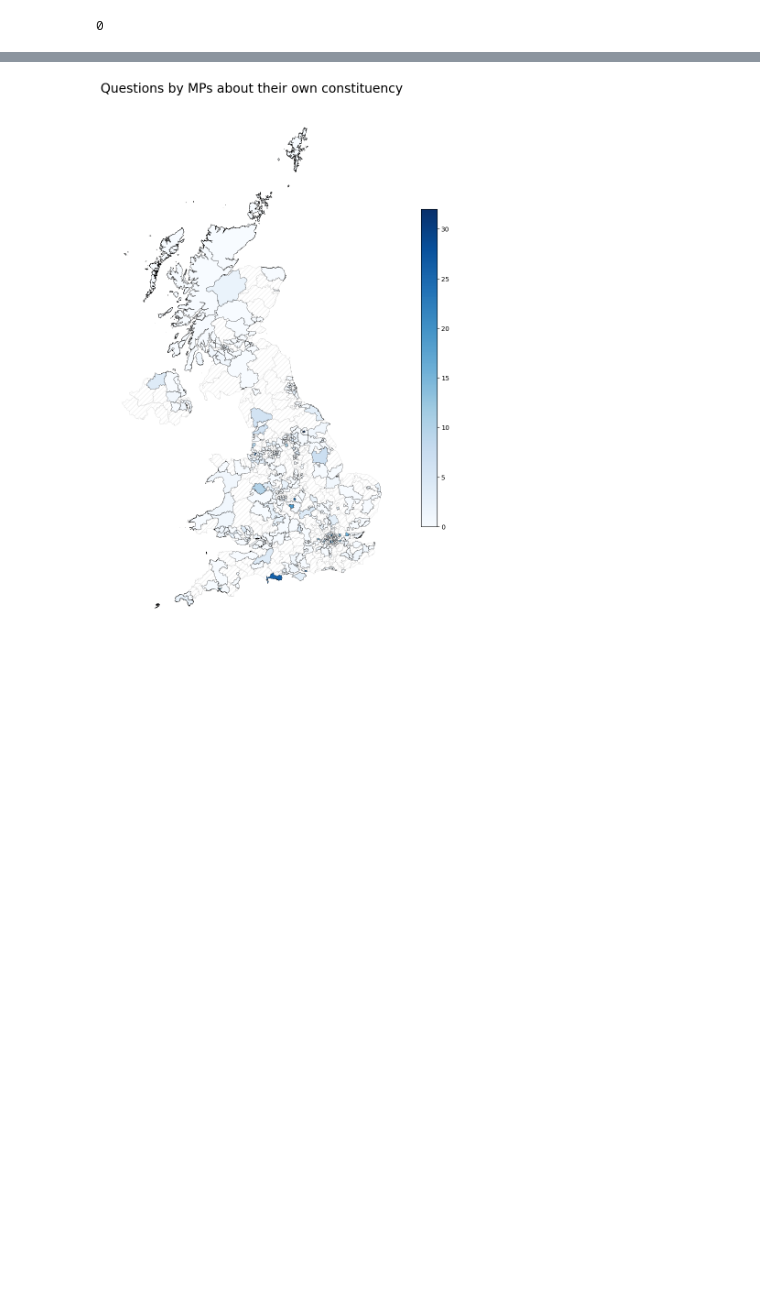
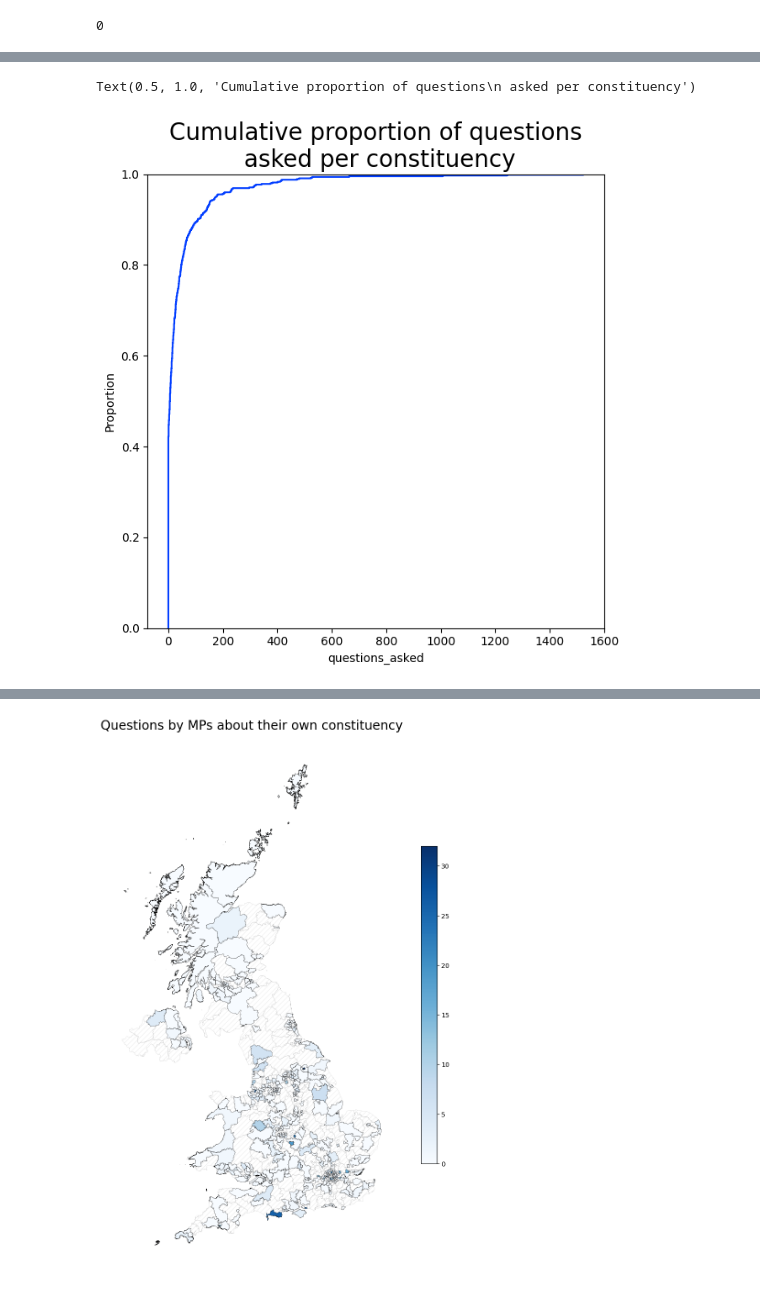
Before and after one commit to zapper-95/MP-Written-Question-Analysis, a Jupyter notebook: notebooks/4. const_visualisations.ipynb, the cells around one changed output, grey strips where cells are left out. Cells and saved outputs as stored; diff of their text form; code cells hidden in the pictures; blank space fills up the shorter version.

```diff
--- a/notebooks/4. const_visualisations.ipynb
+++ b/notebooks/4. const_visualisations.ipynb
@@ -226,0 +272,10 @@ plt.rcParams['hatch.linewidth'] = 0.1
+# %%
+total_questions = same_const[["total_questions"]].sort_values(by="total_questions", ascending=False)
+total_questions.fillna(0, inplace=True)
+total_questions.rename(columns={"total_questions": "questions_asked"}, inplace=True)
+fig, ax = plt.subplots(figsize=(7, 7))
+sns.ecdfplot(data=total_questions, x="questions_asked", stat="proportion", ax=ax)
+plt.title("Cumulative proportion of questions\n asked per constituency", fontsize=20)
+# %% [output]
+Text(0.5, 1.0, 'Cumulative proportion of questions\n asked per constituency')
+[figure, added]
```
Also changed, not shown: parts of 27 cells of this notebook, 3 other files.
